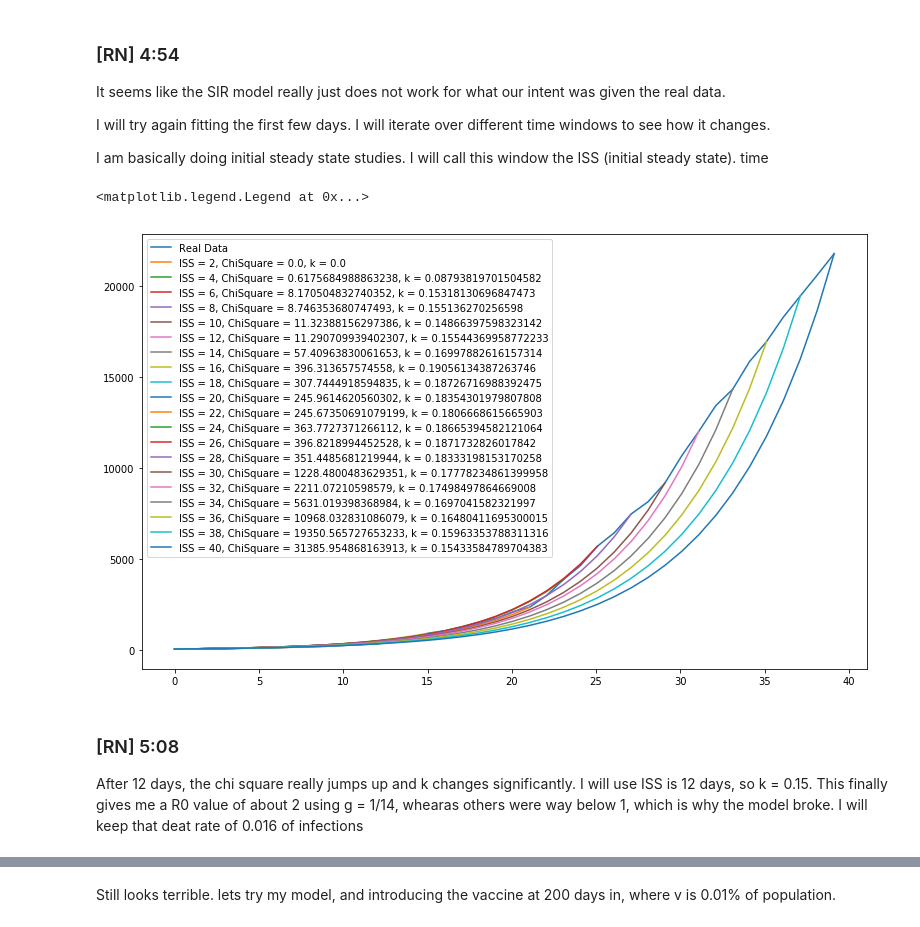
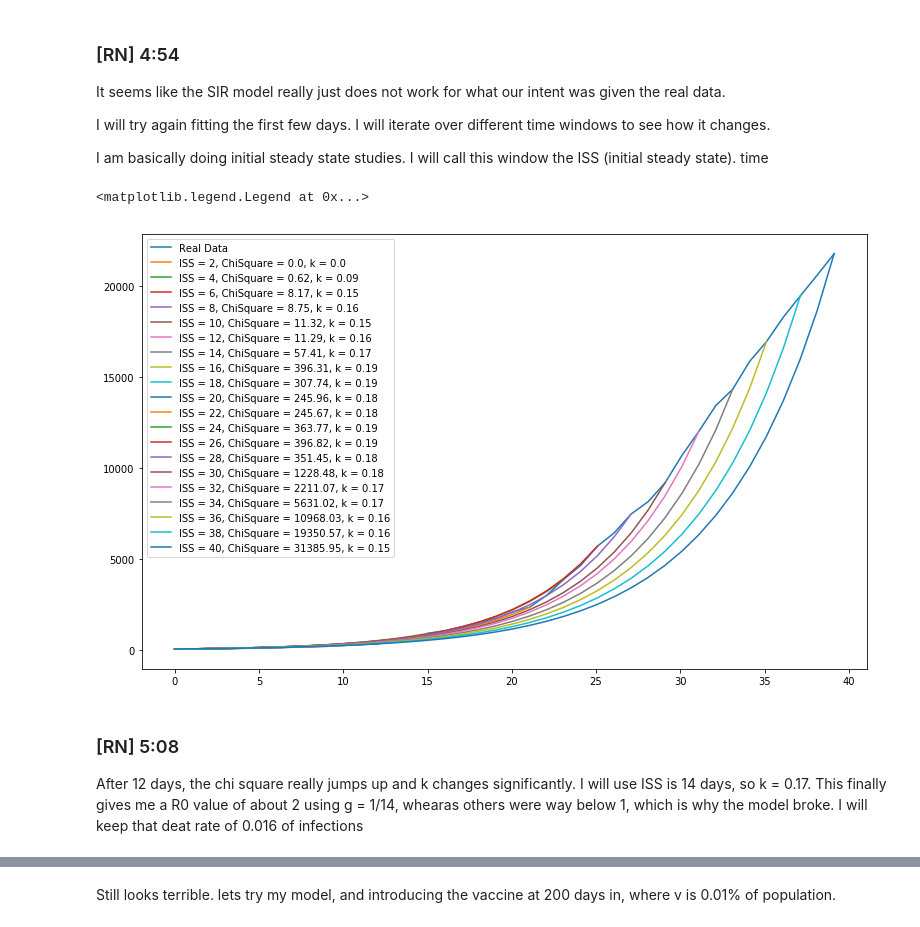
Before and after one commit to rnnisi/Phys128-CovidTracking, a Jupyter notebook: 2021021_FinishingSIRHD.ipynb, the cells around one changed output, grey strips where cells are left out. Cells and saved outputs as stored; diff of their text form; code cells hidden in the pictures.

```diff
--- a/2021021_FinishingSIRHD.ipynb
+++ b/2021021_FinishingSIRHD.ipynb
@@ -539,36 +531,36 @@ I am basically doing initial steady state studies. I will call this window the I
 # %%
 ### Try getting k from first few days
 ISS = []
 ISS_k = []
 for i in range(1,21):
     ISS.append(2*i)
 
 for i in ISS:
     FirstDay = cases[0]
     Days = i
     LastDay = cases[Days-1]
     k = FitFunction(FirstDay,LastDay, Days)
     ISS_k.append(k)
 
 fig7, axs7 = plt.subplots()
 axs7.plot(time[:max(ISS)], cases[:max(ISS)], label  = "Real Data")
 for i in range(len(ISS_k)):
     Fit = FittedFunction(FirstDay, ISS_k[i], ISS[i])
     ChiSq = 0
     for j in range(len(Fit)):
         deviation = abs(cases[j] - Fit[j])
         ChiSq = (deviation**2)*(1/cases[j]) + ChiSq
-    axs7.plot(time[:ISS[i]], Fit, label = "ISS = " + str(ISS[i]) + ", ChiSquare = " + str(ChiSq) + ", k = " + str(ISS_k[i]))
+    axs7.plot(time[:ISS[i]], Fit, label = "ISS = " + str(ISS[i]) + ", ChiSquare = " + str(round(ChiSq, 2)) + ", k = " + str(round(ISS_k[i], 2)))
 plt.legend()
 
 # Check residuals from ISS fit to data
 # %% [output]
 <matplotlib.legend.Legend at 0x...>
-[figure, old version]
+[figure, new version]
 # %% [markdown]
 ### [RN] 5:08
 
-After 12 days, the chi square really jumps up and k changes significantly. I will use ISS is 12 days, so k = 0.15. This finally gives me a R0 value of about 2 using g = 1/14, whearas others were way below 1, which is why the model broke. I will keep that deat rate of 0.016 of infections
+After 12 days, the chi square really jumps up and k changes significantly. I will use ISS is 14 days, so k = 0.17. This finally gives me a R0 value of about 2 using g = 1/14, whearas others were way below 1, which is why the model broke. I will keep that deat rate of 0.016 of infections
 # %%
 ### Final plots? hopefully
 
```
Also changed, not shown: parts of 7 cells of this notebook, 2 other files.
